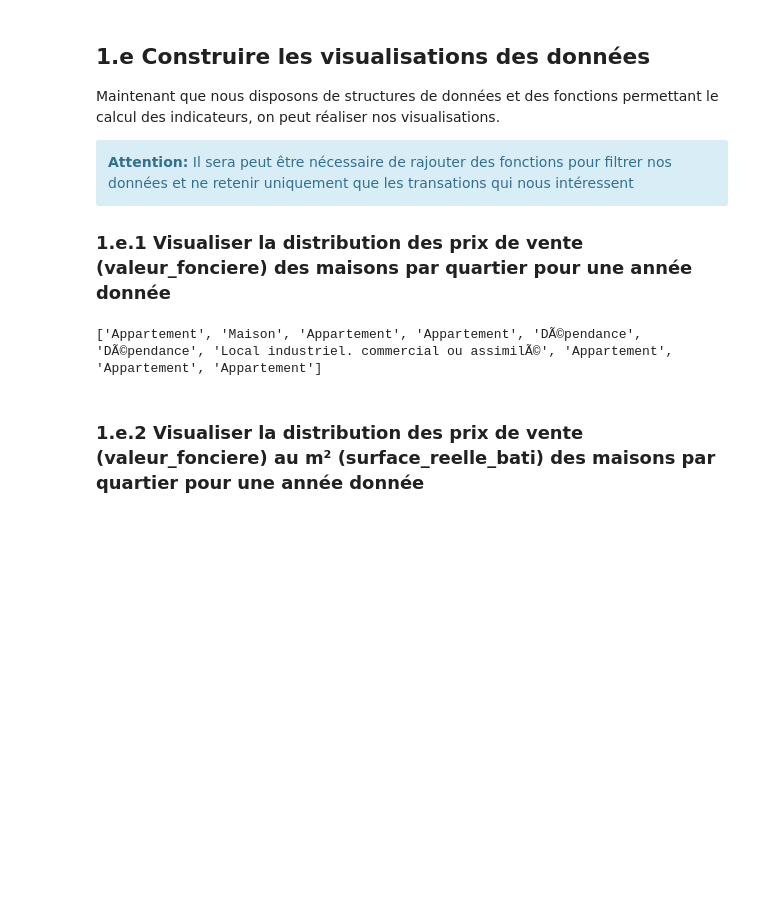
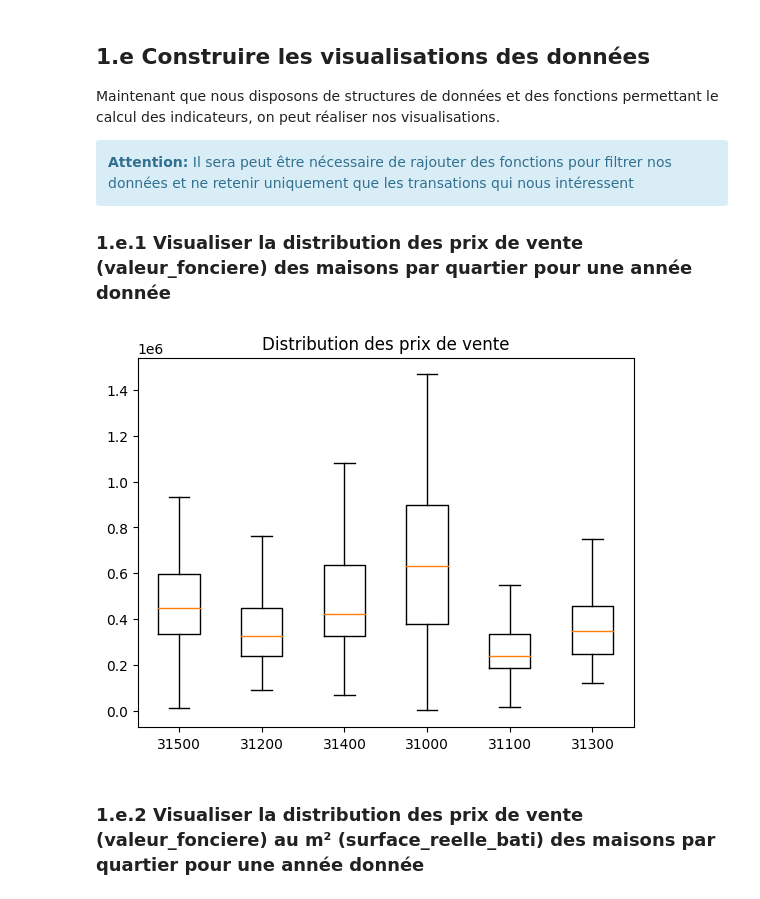
Before and after one commit to manuvai/M1IM_ProgStruct2, a Jupyter notebook: TD3/TD3-4.ipynb, the cells around one changed output. Saved outputs shown, nothing was run; the diff lists cells and outputs as text; code cells hidden in the pictures; blank space fills up the shorter version.

```diff
--- a/TD3/TD3-4.ipynb
+++ b/TD3/TD3-4.ipynb
@@ -360,3 +429,18 @@ Testez vos fonctions de calcul d'indicateur sur des exemples simples
+# %%
+import matplotlib.pyplot as plt
+
+def display_moustache(_dico: dict, title: str):
+    """Affiche une représentation moustache
+
+    Args:
+        _dico (dict): Le dictionnaire contenant les données
+        title (str): Le titre du graphique
+    """
+    dico = (_dico)
+    fig, ax = plt.subplots()
+    ax.boxplot(dico.values(), sym='')
+    ax.set_xticklabels(dico.keys())
+    ax.set_title(title)
 # %% [markdown]
 ## 1.e Construire les visualisations des données
 
@@ -368,22 +452,40 @@ Maintenant que nous disposons de structures de données et des fonctions permett
 
 ### 1.e.1 Visualiser la distribution des prix de vente (valeur_fonciere) des maisons par quartier pour une année donnée
 # %%
-def filtre_annee(annee: str, data: dict) -> list:
-    return data.get(annee, [])
+def transform_distribution(annee: int, _data: dict, func) -> list:
+    """Transforme des données pour obtenir la restitution spécifiée par la fonction
 
-def filtre_type_local(type: str, transactions: list) -> list:
-    response_list = []
+    Args:
+        annee (int): L'année à utiliser
+        _data (dict): Les sources de données
+        func (_type_): fonction à exécuter sur chaque ligne restante
 
-    for t in transactions:
-        if (t["type_local"] == type):
-            response_list.append(t)
+    Returns:
+        list: _description_
+    """
+    data = filtre_annee(str(annee), _data)
+    transactions = filtre_type_local(data, "Maison")
+    data_grouped = group_by_quartier(transactions)
 
-    return response_list
+    new_data = {}
+    for key, transactions in data_grouped.items():
+        new_data[key] = func(transactions)
 
-def group_b
+    return new_data
 
-print([line["type_local"] for line in data])
+def distribution_prix_vente_quartier(annee: int, _data: dict) -> list:
+    return transform_distribution(annee, _data, prix_ventes)
+
+def distribution_prix_ventes_par_surface(annee: int, _data: dict) -> list:
+    return transform_distribution(annee, _data, prix_ventes_par_surface)
+
+#
+new_data = distribution_prix_vente_quartier(2019, data_dict)
+display_moustache(new_data, "Distribution des prix de vente")
+
+
+# print([line["code_postal"] for line in data])
 # %% [output]
-['Appartement', 'Maison', 'Appartement', 'Appartement', 'DÃ©pendance', 'DÃ©pendance', 'Local industriel. commercial ou assimilÃ©', 'Appartement', 'Appartement', 'Appartement']
+[figure, added]
 # %% [markdown]
 ### 1.e.2 Visualiser la distribution des prix de vente (valeur_fonciere) au m² (surface_reelle_bati) des maisons par quartier pour une année donnée
```
Also changed, not shown: parts of 11 cells of this notebook.
